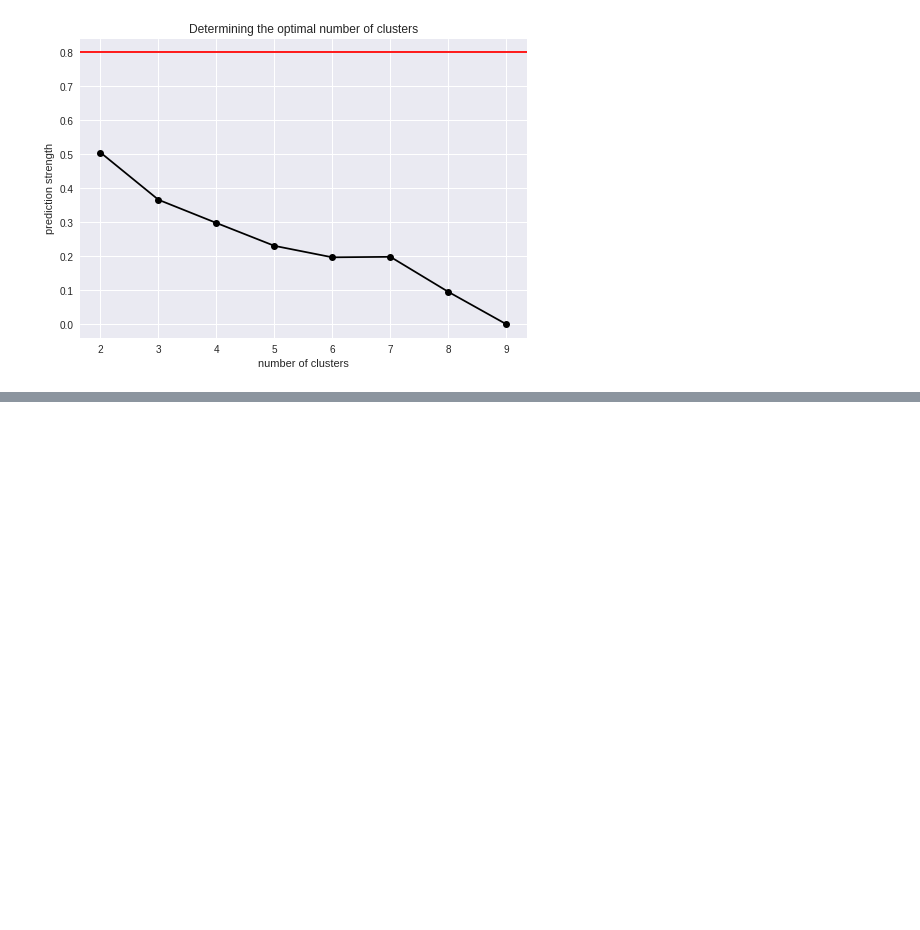
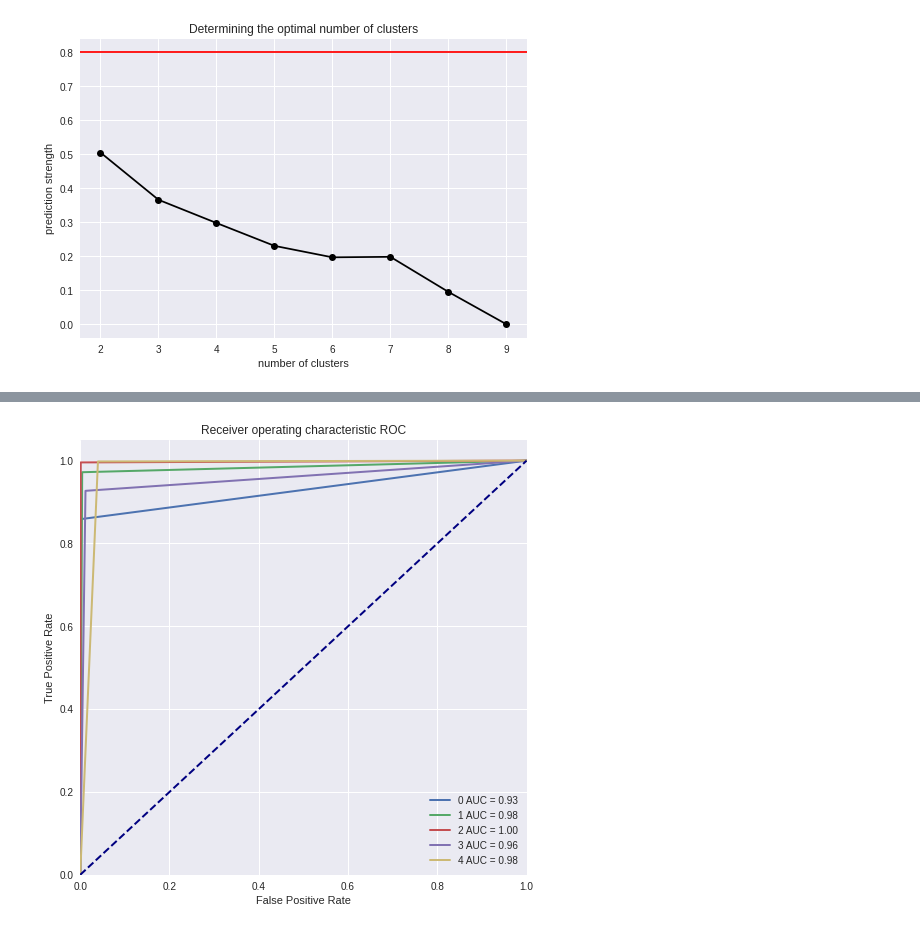
Before and after one commit to dehoyosb/MinJusticia_team77_DS4A_Project, a Jupyter notebook: unsupervised_daniel_v2.ipynb, the cells around one changed output, grey strips where cells are left out. Cells and saved outputs as stored; diff of their text form; code cells hidden in the pictures; blank space fills up the shorter version.

```diff
--- a/unsupervised_daniel_v2.ipynb
+++ b/unsupervised_daniel_v2.ipynb
@@ -659,0 +800,4 @@ ax.set(title='Determining the optimal number of clusters',
+# %%
+plot_roc(Y_test, clf_randomf.predict(X_test))
+# %% [output]
+[figure, added]
```
Also changed, not shown: parts of 72 cells of this notebook.
